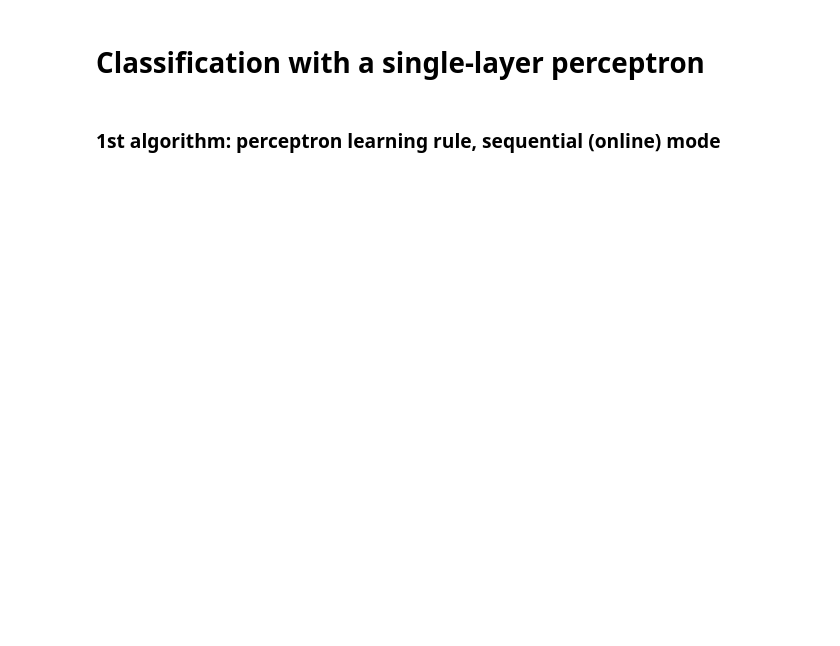
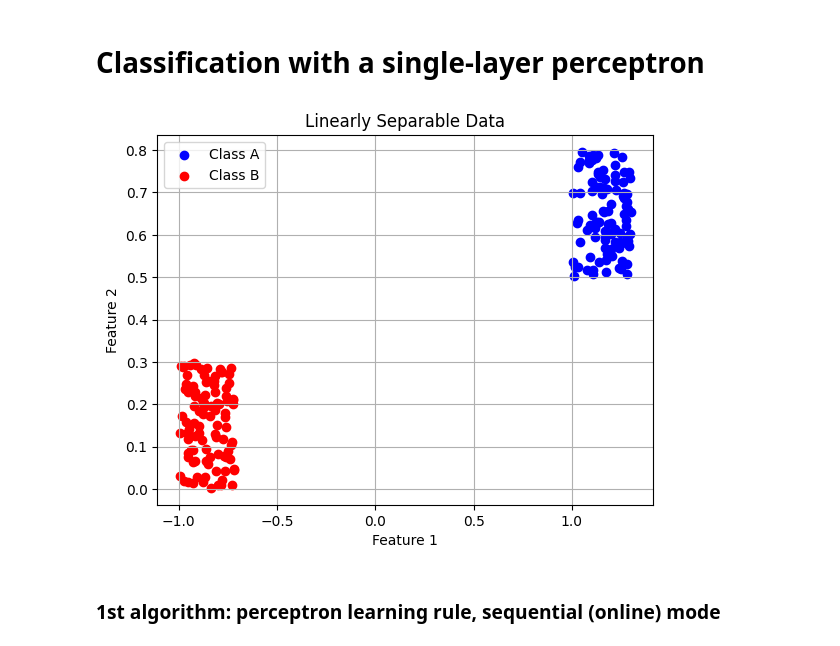
Before and after one commit to liviacardaccia02/Artificial-Neural-Networks-and-Deep-Architectures, a Jupyter notebook: lab1a/lab1a.ipynb, the cells around one changed output. Drawn from its saved outputs; the diff is of its cells as text; code cells hidden in the pictures; blank space fills up the shorter version.

Commit message:
added title parameter

```diff
--- a/lab1a/lab1a.ipynb
+++ b/lab1a/lab1a.ipynb
@@ -6,8 +6,10 @@ import matplotlib.pyplot as plt
 # %%
 from data_generation import generate_linearly_separable_data, plot_data, generate_non_linearly_separable_data
 
 X, T = generate_linearly_separable_data()
-plot_data(X, T)
+plot_data(X, T, title="Linearly Separable Data")
+# %% [output]
+[figure, added]
 # %% [markdown]
 ### 1st algorithm: perceptron learning rule, sequential (online) mode
 # %%
```
Also changed, not shown: parts of 3 cells of this notebook, 1 other file.
